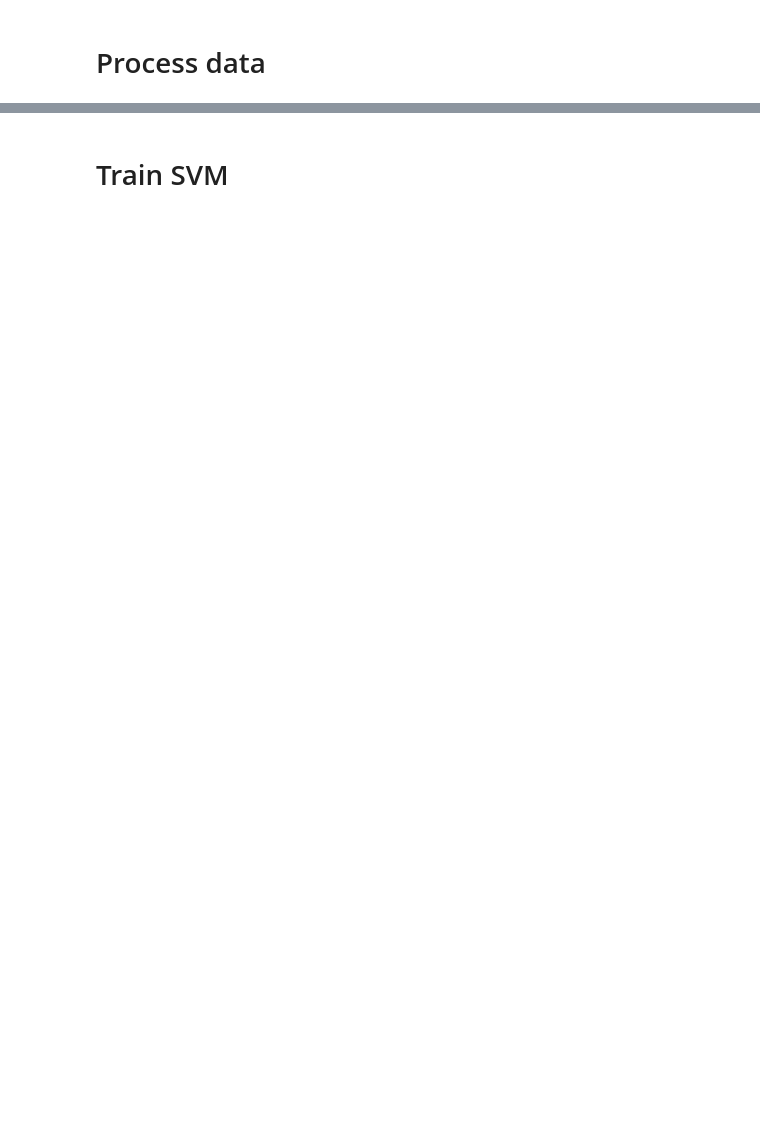
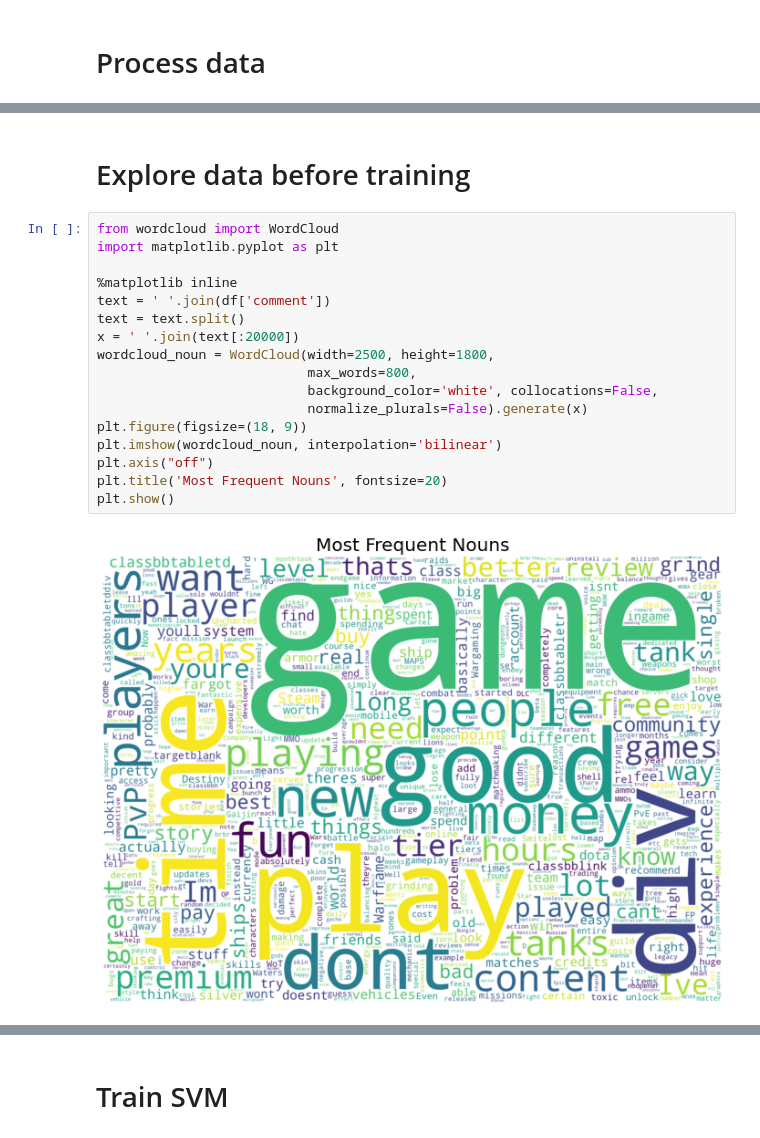
Before and after one commit to WANGKAIVICTOR/COMP7630-Text-Sentiment-Classifier, a Jupyter notebook: tmp.ipynb, the cells around one changed output, grey strips where cells are left out. Drawn from its saved outputs; the diff is of its cells as text; blank space fills up the shorter version.

```diff
--- a/tmp.ipynb
+++ b/tmp.ipynb
@@ -101,0 +300,21 @@ Name: comment, Length: 21021, dtype: object
+# %% [markdown]
+# Explore data before training
+# %%
+from wordcloud import WordCloud
+import matplotlib.pyplot as plt
+
+%matplotlib inline
+text = ' '.join(df['comment'])
+text = text.split()
+x = ' '.join(text[:20000])
+wordcloud_noun = WordCloud(width=2500, height=1800,
+                           max_words=800,
+                           background_color='white', collocations=False,
+                           normalize_plurals=False).generate(x)
+plt.figure(figsize=(18, 9))
+plt.imshow(wordcloud_noun, interpolation='bilinear')
+plt.axis("off")
+plt.title('Most Frequent Nouns', fontsize=20)
+plt.show()
+# %% [output]
+[figure, added]
```
Also changed, not shown: parts of 10 cells of this notebook, 2 other files.
